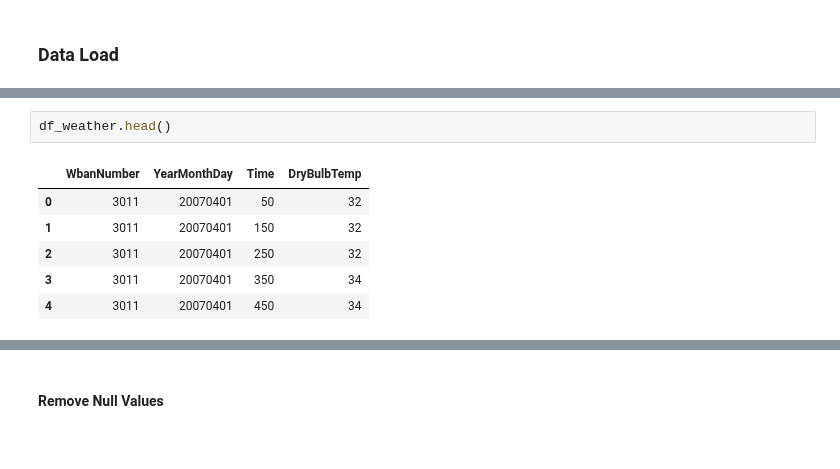
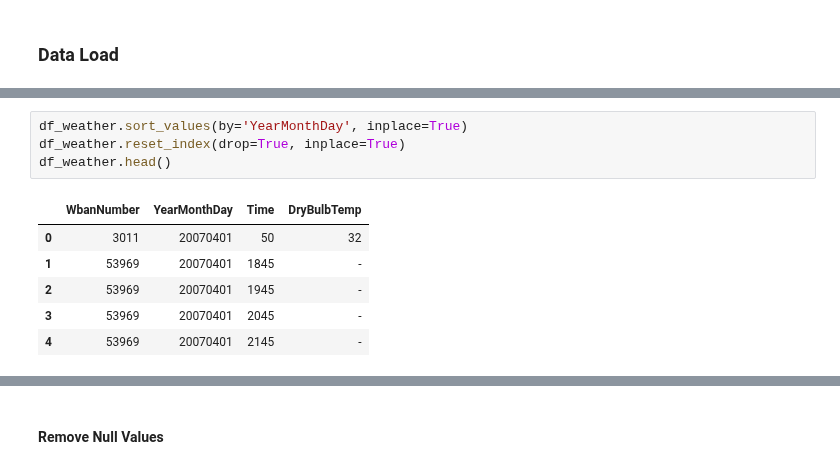
Before and after one commit to JohnnyFoulds/dsm010-2021-oct, a Jupyter notebook: coursework_01/cw_q1.ipynb, the cells around one changed output, grey strips where cells are left out. Drawn from its saved outputs; the diff is of its cells as text.

```diff
--- a/coursework_01/cw_q1.ipynb
+++ b/coursework_01/cw_q1.ipynb
@@ -22,15 +23,17 @@ df_weather.columns = df_weather.columns.str.replace(' ', '')
 df_weather.shape
 # %% [output]
 (1338620, 4)
-# %%
-df_weather.head()
-# %% [output]
-|  | WbanNumber | YearMonthDay | Time | DryBulbTemp |
-| 0 | 3011 | 20070401 | 50 | 32 |
-| 1 | 3011 | 20070401 | 150 | 32 |
-| 2 | 3011 | 20070401 | 250 | 32 |
-| 3 | 3011 | 20070401 | 350 | 34 |
-| 4 | 3011 | 20070401 | 450 | 34 |
+# %%
+df_weather.sort_values(by='YearMonthDay', inplace=True)
+df_weather.reset_index(drop=True, inplace=True)
+df_weather.head()
+# %% [output]
+|  | WbanNumber | YearMonthDay | Time | DryBulbTemp |
+| 0 | 3011 | 20070401 | 50 | 32 |
+| 1 | 53969 | 20070401 | 1845 | - |
+| 2 | 53969 | 20070401 | 1945 | - |
+| 3 | 53969 | 20070401 | 2045 | - |
+| 4 | 53969 | 20070401 | 2145 | - |
 # %%
 # replace '-' with empty NaN
 df_weather_clean = df_weather.replace('-', np.NaN)
```
Also changed, not shown: parts of 8 cells of this notebook.
